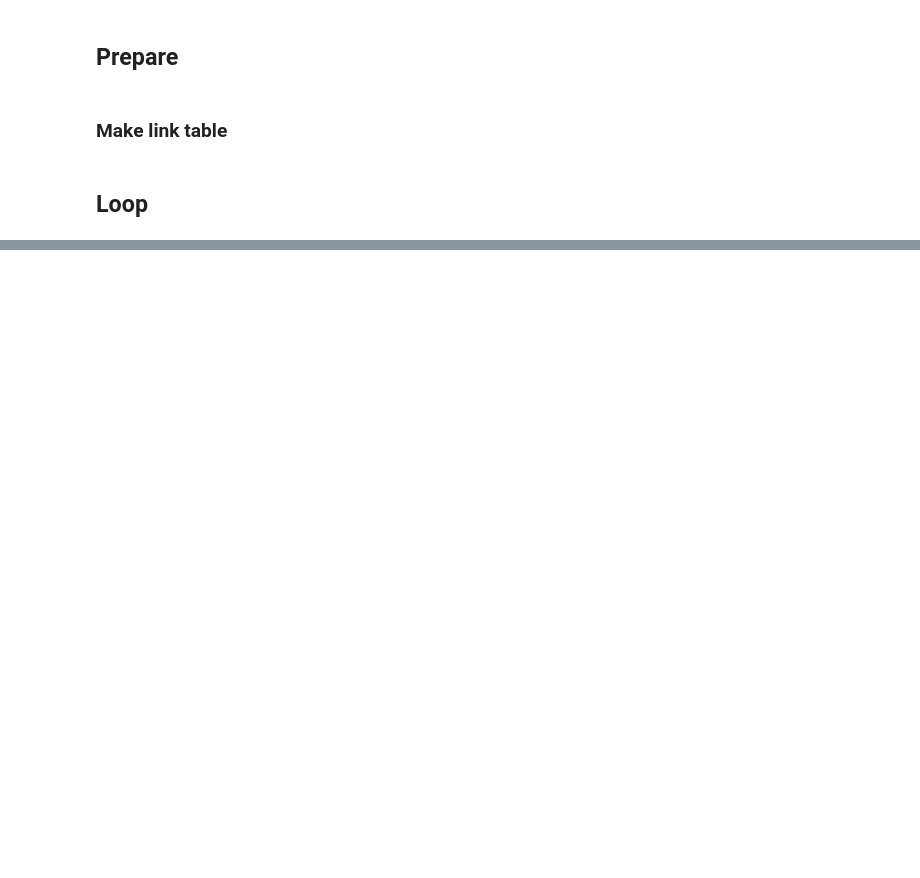
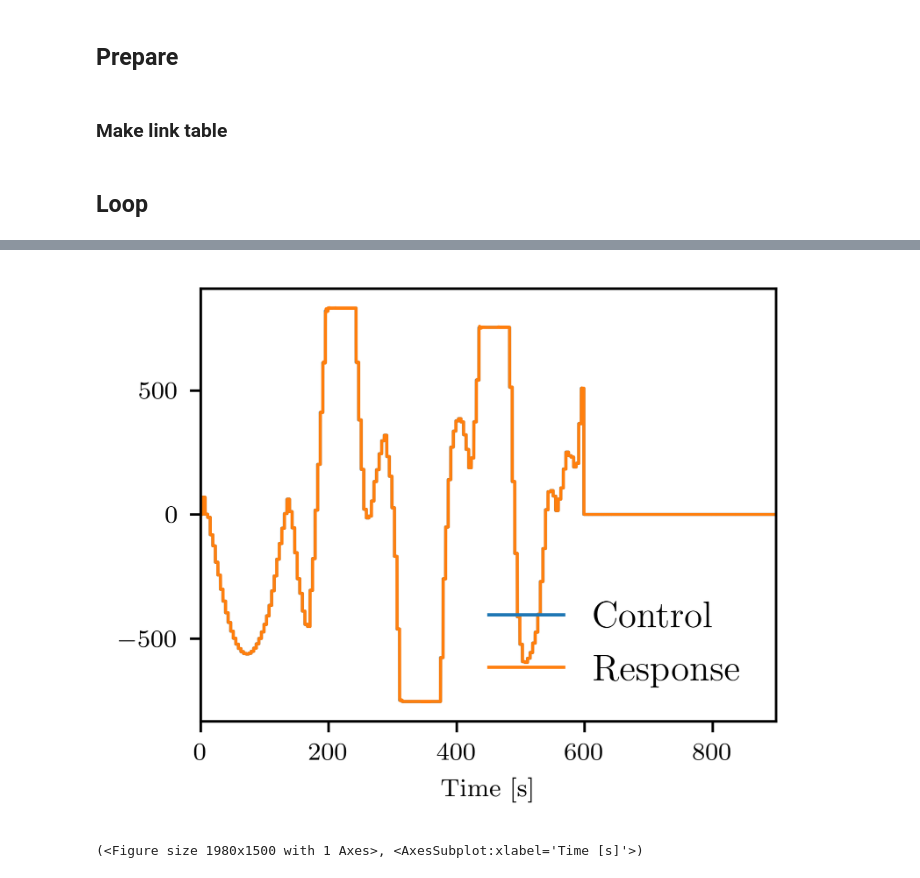
Before and after one commit to jinningwang/andes, a Jupyter notebook: jwang/notes/agc_param/cosim_ev.ipynb, the cells around one changed output, grey strips where cells are left out. Drawn from its saved outputs; the diff is of its cells as text; code cells hidden in the pictures; blank space fills up the shorter version.

```diff
--- a/jwang/notes/agc_param/cosim_ev.ipynb
+++ b/jwang/notes/agc_param/cosim_ev.ipynb
@@ -241,7 +264,7 @@ ssa_key2.fillna(value=False, inplace=True)
 # Change ``rru``, ``rrd``, ``rsfr``, ``t_total`` for necessary.
 t_total = 900
 
-rru, rrd, rsfr = 0.0, 0.0, 0.1
+rru, rrd, rsfr = 0.0, 0.0, 0.2
 
 # Define functions and constants used in loop
 # --- def. functions ---
@@ -740,3 +764,23 @@ bd_df.round(4)
+# %%
+# data
+iev = ssa.dae.ts.x[:, ssa.EV2.Ipout_y.a]
+vev = ssa.dae.ts.y[:, ssa.EV2.v.a]
+pev = iev * vev
+prefev = ssa.dae.ts.y[:, ssa.EV2.Pref.a]
+pauxev = (pev - prefev) * ssa.config.mva
+
+# plot
+fig_e, ax_e = plt.subplots(1, 1)
+ssa.TDS.plt.plot(ssa.EV2.Pext,
+                 ytimes=ssa.config.mva,
+                 ax=ax_e, fig=fig_e, show=False,
+                 yheader=['Control'], color='tab:blue')
+ssa.TDS.plt.plot_data(ssa.dae.ts.t, pauxev,
+                      yheader=['Response'], color='tab:orange',
+                      ax=ax_e, fig=fig_e)
+# %% [output]
+[figure, added]
+(<Figure size 1980x1500 with 1 Axes>, <AxesSubplot:xlabel='Time [s]'>)
 # %%
 # cosim_out.to_csv('cosim_18_S_out.csv', index=False)
 # sse_out.to_csv('cosim_18_S_sse.csv', index=False)
```
Also changed, not shown: parts of 11 cells of this notebook, 2 other files.
